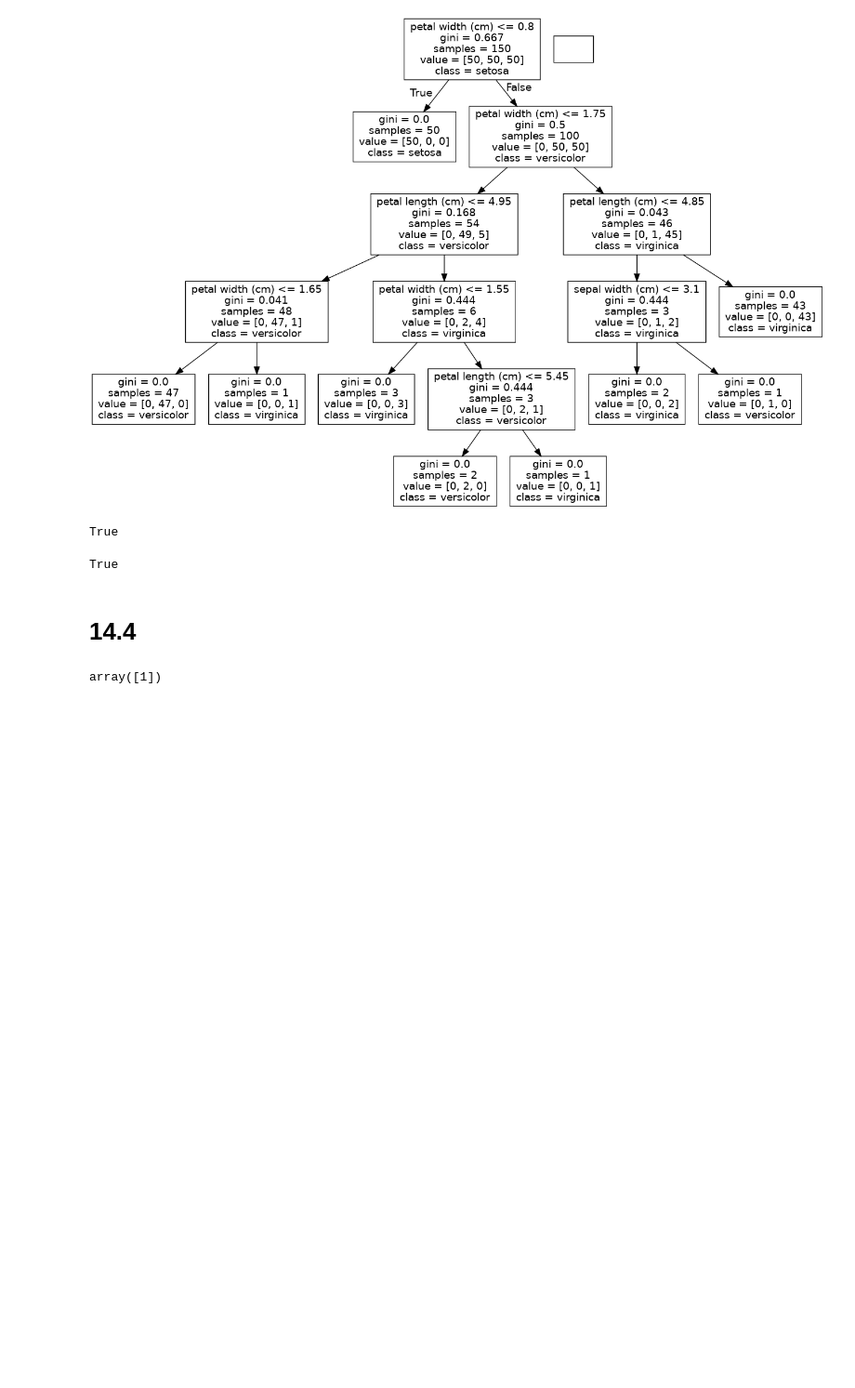
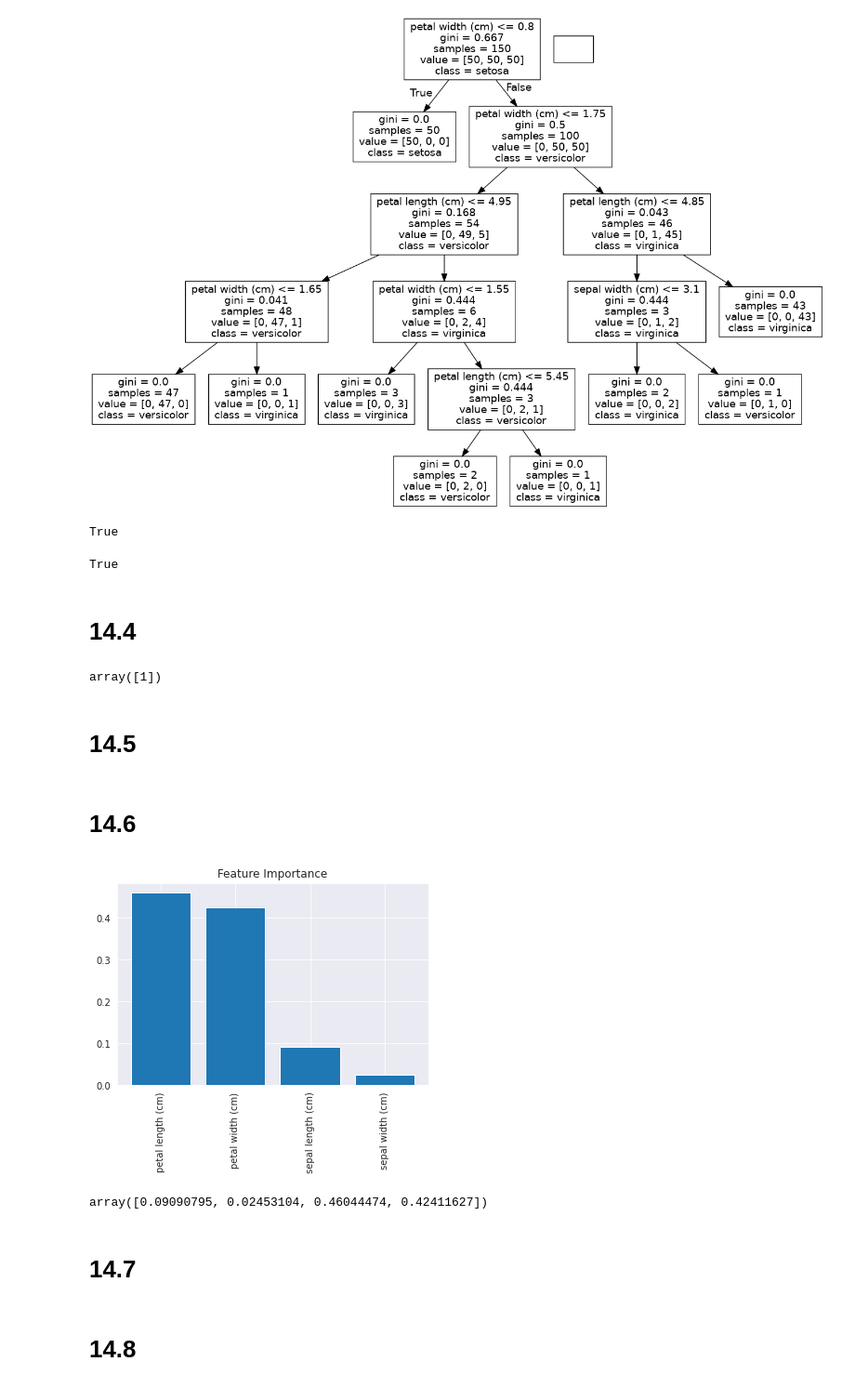
Before and after one commit to rafamarquesi/machine-learning-with-python-cookbook, a Jupyter notebook: cap14/cap14.ipynb, the cells around one changed output. Shown: that part at 93% size. Drawn from its saved outputs; the diff is of its cells as text; code cells hidden in the pictures; blank space fills up the shorter version.

```diff
--- a/cap14/cap14.ipynb
+++ b/cap14/cap14.ipynb
@@ -140,3 +140,75 @@ randomforest_entropy = RandomForestClassifier(criterion='entropy', random_state=
 
 # Train model
 model_entropy = randomforest_entropy.fit(features, target)
+# %% [markdown]
+# 14.5
+# %%
+import warnings
+warnings.filterwarnings('ignore')
+
+# Load libraries
+from sklearn.ensemble import RandomForestRegressor
+from sklearn import datasets
+
+# Load data with only two features
+boston = datasets.load_boston()
+features = boston.data[:,0:2]
+target = boston.target
+
+# Create random forest classifier object
+randomforest = RandomForestRegressor(random_state=0, n_jobs=-1)
+
+# Train model
+model = randomforest.fit(features, target)
+# %% [markdown]
+# 14.6
+# %%
+# Load libraries
+import numpy as np
+import matplotlib.pyplot as plt
+from sklearn.ensemble import RandomForestClassifier
+from sklearn import datasets
+
+# Load data
+iris = datasets.load_iris()
+features = iris.data
+target = iris.target
+
+# Create random forest classifier object
+randomforest = RandomForestClassifier(random_state=0, n_jobs=-1)
+
+# Train model
+model = randomforest.fit(features, target)
+
+# Calculate feature importances
+importances = model.feature_importances_
+
+# Sorte feature importances in descending order
+indices = np.argsort(importances)[::-1]
+
+# Rearrange feature names so they math the sorted feature importances
+names = [iris.feature_names[i] for i in indices]
+
+# Create plot
+plt.figure()
+
+# Create plot title
+plt.title('Feature Importance')
+
+# Add bars
+plt.bar(range(features.shape[1]), importances[indices])
+
+# Add feature names as x-axis labels
+plt.xticks(range(features.shape[1]), names, rotation=90)
+
+# Show plot
+plt.show()
+# %% [output]
+[figure, added]
+# %%
+# View feature importances
+model.feature_importances_
+# %% [output]
+array([0.09090795, 0.02453104, 0.46044474, 0.42411627])
+# %% [markdown]
+# 14.7
@@ -142,0 +238,2 @@ model_entropy = randomforest_entropy.fit(features, target)
+# %% [markdown]
+# 14.8
```
Also changed, not shown: parts of 10 cells of this notebook.
